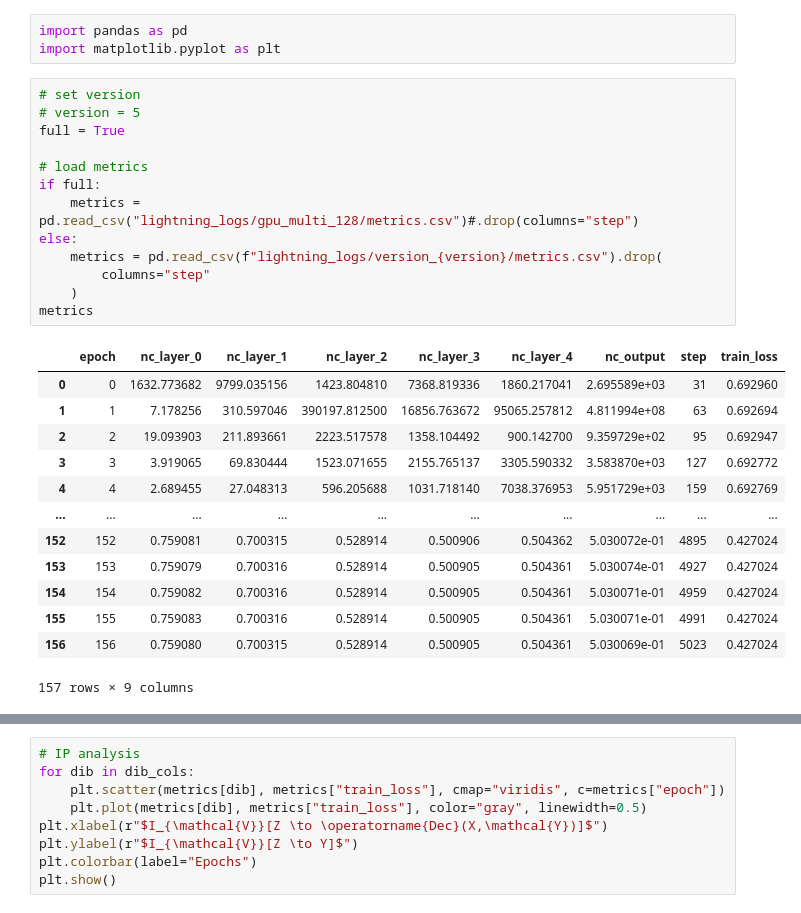
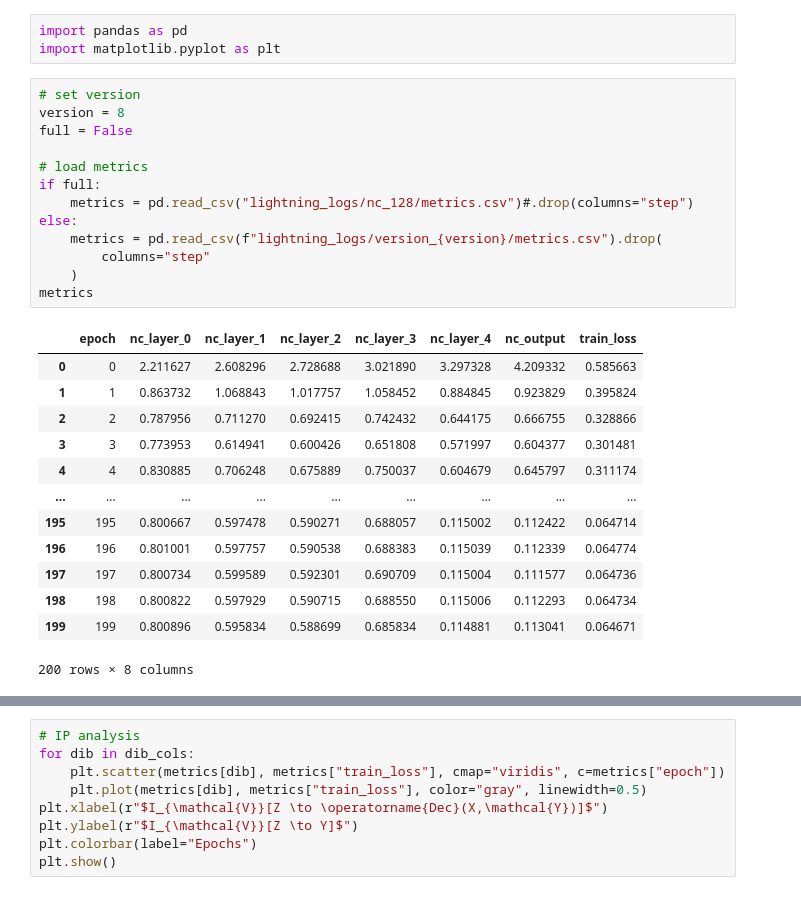
Before and after one commit to ziyong-was-taken/Compression-In-DNNs, a Jupyter notebook: plots.ipynb, the cells around one changed output, grey strips where cells are left out. Drawn from its saved outputs; the diff is of its cells as text.

```diff
--- a/plots.ipynb
+++ b/plots.ipynb
@@ -3,31 +3,31 @@ import pandas as pd
 import matplotlib.pyplot as plt
 # %%
 # set version
-# version = 5
-full = True
+version = 8
+full = False
 
 # load metrics
 if full:
-    metrics = pd.read_csv("lightning_logs/gpu_multi_128/metrics.csv")#.drop(columns="step")
+    metrics = pd.read_csv("lightning_logs/nc_128/metrics.csv")#.drop(columns="step")
 else:
     metrics = pd.read_csv(f"lightning_logs/version_{version}/metrics.csv").drop(
         columns="step"
     )
 metrics
 # %% [output]
-|  | epoch | nc_layer_0 | nc_layer_1 | nc_layer_2 | nc_layer_3 | nc_layer_4 | nc_output | step | train_loss |
-| 0 | 0 | 1632.773682 | 9799.035156 | 1423.804810 | 7368.819336 | 1860.217041 | 2.695589e+03 | 31 | 0.692960 |
-| 1 | 1 | 7.178256 | 310.597046 | 390197.812500 | 16856.763672 | 95065.257812 | 4.811994e+08 | 63 | 0.692694 |
-| 2 | 2 | 19.093903 | 211.893661 | 2223.517578 | 1358.104492 | 900.142700 | 9.359729e+02 | 95 | 0.692947 |
-| 3 | 3 | 3.919065 | 69.830444 | 1523.071655 | 2155.765137 | 3305.590332 | 3.583870e+03 | 127 | 0.692772 |
-| 4 | 4 | 2.689455 | 27.048313 | 596.205688 | 1031.718140 | 7038.376953 | 5.951729e+03 | 159 | 0.692769 |
-| ... | ... | ... | ... | ... | ... | ... | ... | ... | ... |
-| 152 | 152 | 0.759081 | 0.700315 | 0.528914 | 0.500906 | 0.504362 | 5.030072e-01 | 4895 | 0.427024 |
-| 153 | 153 | 0.759079 | 0.700316 | 0.528914 | 0.500905 | 0.504361 | 5.030074e-01 | 4927 | 0.427024 |
-| 154 | 154 | 0.759082 | 0.700316 | 0.528914 | 0.500905 | 0.504361 | 5.030071e-01 | 4959 | 0.427024 |
-| 155 | 155 | 0.759083 | 0.700316 | 0.528914 | 0.500905 | 0.504361 | 5.030071e-01 | 4991 | 0.427024 |
-| 156 | 156 | 0.759080 | 0.700315 | 0.528914 | 0.500905 | 0.504361 | 5.030069e-01 | 5023 | 0.427024 |
+|  | epoch | nc_layer_0 | nc_layer_1 | nc_layer_2 | nc_layer_3 | nc_layer_4 | nc_output | train_loss |
+| 0 | 0 | 2.211627 | 2.608296 | 2.728688 | 3.021890 | 3.297328 | 4.209332 | 0.585663 |
+| 1 | 1 | 0.863732 | 1.068843 | 1.017757 | 1.058452 | 0.884845 | 0.923829 | 0.395824 |
+| 2 | 2 | 0.787956 | 0.711270 | 0.692415 | 0.742432 | 0.644175 | 0.666755 | 0.328866 |
+| 3 | 3 | 0.773953 | 0.614941 | 0.600426 | 0.651808 | 0.571997 | 0.604377 | 0.301481 |
+| 4 | 4 | 0.830885 | 0.706248 | 0.675889 | 0.750037 | 0.604679 | 0.645797 | 0.311174 |
+| ... | ... | ... | ... | ... | ... | ... | ... | ... |
+| 195 | 195 | 0.800667 | 0.597478 | 0.590271 | 0.688057 | 0.115002 | 0.112422 | 0.064714 |
+| 196 | 196 | 0.801001 | 0.597757 | 0.590538 | 0.688383 | 0.115039 | 0.112339 | 0.064774 |
+| 197 | 197 | 0.800734 | 0.599589 | 0.592301 | 0.690709 | 0.115004 | 0.111577 | 0.064736 |
+| 198 | 198 | 0.800822 | 0.597929 | 0.590715 | 0.688550 | 0.115006 | 0.112293 | 0.064734 |
+| 199 | 199 | 0.800896 | 0.595834 | 0.588699 | 0.685834 | 0.114881 | 0.113041 | 0.064671 |
-157 rows × 9 columns
+200 rows × 8 columns
 # %%
 # plot NC1
 nc_cols = metrics.columns[metrics.columns.str.contains("nc_")]
```
Also changed, not shown: parts of 3 cells of this notebook, 1 other file.
